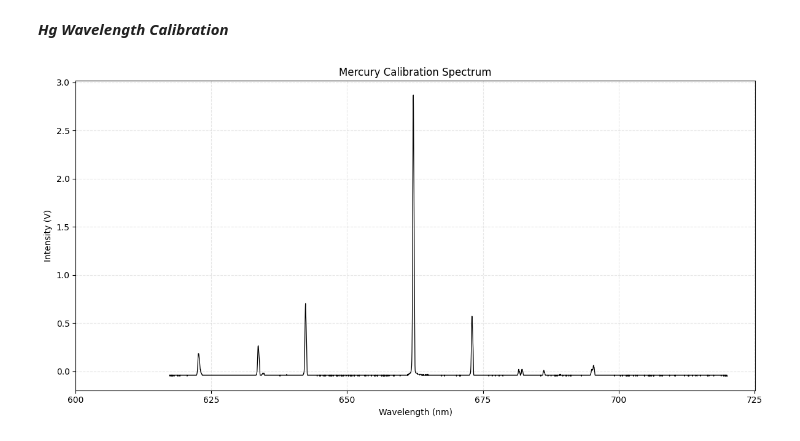
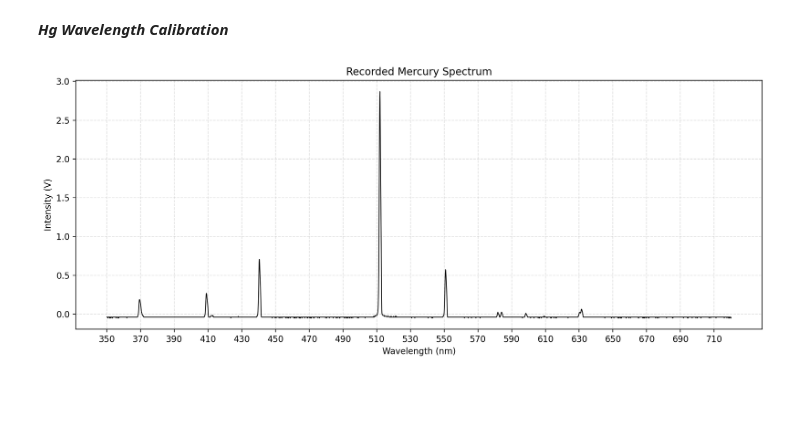
Before and after one commit to cembomembo/FP-Isolatorkristall, a Jupyter notebook: resources/data/HgCalibration.ipynb, the cells around one changed output. Cells and saved outputs as stored; diff of their text form; code cells hidden in the pictures; blank space fills up the shorter version.

```diff
--- a/resources/data/HgCalibration.ipynb
+++ b/resources/data/HgCalibration.ipynb
@@ -4,68 +4,63 @@
 import numpy as np
 import matplotlib.pyplot as plt
 
-# ----------- Load file -----------
-fname = "15Uhr03_FP_Ba11_Hg_Spectrum.dat"
+fname = "15Uhr03_FP_Ba11_Hg_Spectrum_50mV.dat"
 
+# ----------- read file -----------
 with open(fname, "r", encoding="utf-8") as f:
     lines = f.readlines()
 
-# ----------- Metadata -----------
-start_wavelength = float(lines[0].strip().replace(",", "."))
-gear_factor      = float(lines[1].strip().replace(",", "."))
-direction        = int(lines[2].strip())
+# ----------- metadata -----------
+start_wavelength = float(lines[0].strip().replace(",", "."))  # e.g. 720 nm
+gear_factor      = float(lines[1].strip().replace(",", "."))  # = nm/s
+direction        = int(lines[2].strip())                      # +1 or -1
 
-# ----------- Read data -----------
+# ----------- data -----------
 data = []
 for line in lines[3:]:
     line = line.strip()
     if not line:
         continue
-    # German → English decimal
     line = line.replace(",", ".")
     parts = line.split()
     if len(parts) == 2:
         t, I = map(float, parts)
         data.append([t, I])
 
 data = np.array(data)
 t = data[:, 0]
-I = -data[:, 1]     # flip sign → peaks point UP
+I = -data[:, 1]           # flip sign so peaks point upward
 
-# ----------- Reconstruct wavelength axis -----------
-nm_per_s = gear_factor / 3.6   # conversion from manual
+# ----------- wavelength axis -----------
+nm_per_s = gear_factor    # ***correct: directly nm/s***
 
 if direction == 1:
     wl_raw = start_wavelength + nm_per_s * t
 else:
     wl_raw = start_wavelength - nm_per_s * t
 
-# We want **short → long** wavelength left-to-right.
-# If needed, flip wavelength axis AND intensity accordingly.
-if wl_raw[0] > wl_raw[-1]:   # decreasing? → flip
+# we want wavelength increasing left → right
+if wl_raw[0] > wl_raw[-1]:
     wavelength = wl_raw[::-1]
     intensity  = I[::-1]
 else:
     wavelength = wl_raw
     intensity  = I
 
-# ----------- Plot -----------
-plt.figure(figsize=(12, 6))
+# ----------- plot -----------
+plt.figure(figsize=(12, 5), dpi=200)
 plt.plot(wavelength, intensity, linewidth=0.9, color="black")
 
 plt.xlabel("Wavelength (nm)")
 plt.ylabel("Intensity (V)")
-plt.title("Mercury Calibration Spectrum")
+plt.title("Recorded Mercury Spectrum")
 
-# Nice xticks every 25 nm (or change to what you want)
-xmin = np.floor(min(wavelength) / 25) * 25
-xmax = np.ceil(max(wavelength) / 25) * 25
-plt.xticks(np.arange(xmin, xmax + 1, 25))
+xmin = np.floor(wavelength.min() / 25) * 25
+xmax = np.ceil(wavelength.max() / 25) * 25
+plt.xticks(np.arange(xmin, xmax + 1, 20))
 
-# Helpful grid
-plt.grid(alpha=0.3, linestyle="--")
-
+plt.grid(alpha=0.4, linestyle="--")
 plt.tight_layout()
 plt.show()
 # %% [output]
-[figure, old version]
+[figure, new version]
```
Also changed, not shown: 5 other files.
